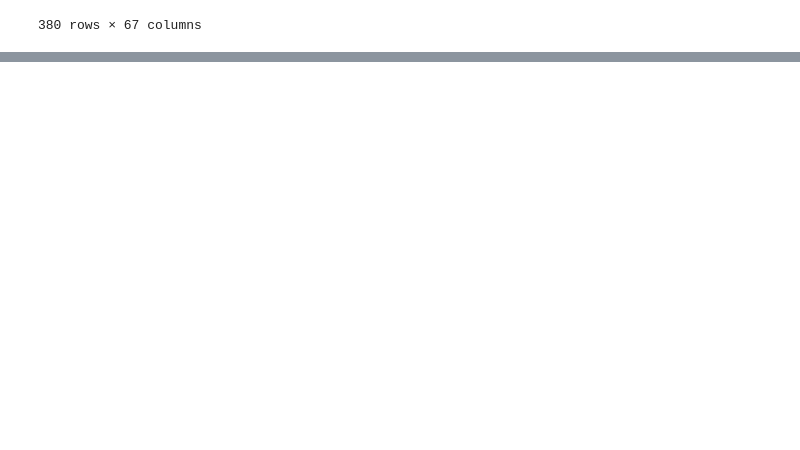
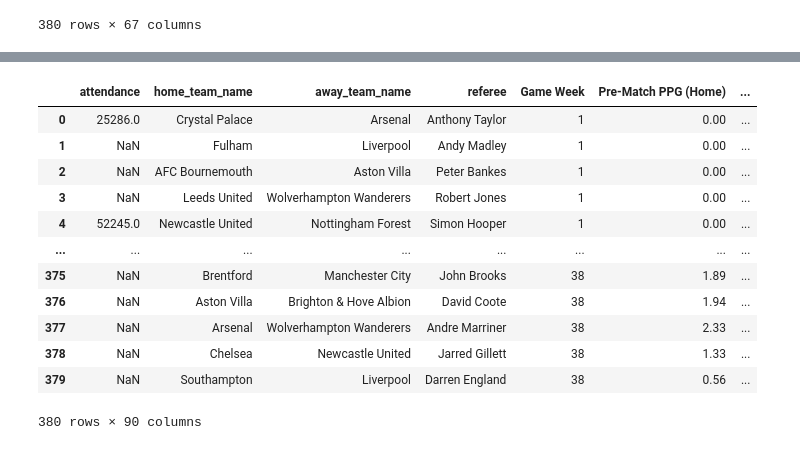
Before and after one commit to lukaszlewickii/football_games_predictor, a Jupyter notebook: data_preparation.ipynb, the cells around one changed output, grey strips where cells are left out. Drawn from its saved outputs; the diff is of its cells as text; code cells hidden in the pictures; blank space fills up the shorter version.

```diff
--- a/data_preparation.ipynb
+++ b/data_preparation.ipynb
@@ -246,0 +304,4 @@ process_season
+# %%
+data['avg_goals_this_season'] = data.groupby('season')['total_goal_count'].transform('mean')
+data['avg_home_goals_this_season'] = data.groupby('season')['home_team_goal_count'].transform('mean')
+data['avg_away_goals_this_season'] = data.groupby('season')['away_team_goal_count'].transform('mean')
@@ -246,0 +323,3 @@ process_season
+# %%
+data['home_clean_sheets'] = (data['away_team_goal_count'] == 0).astype(int).cumsum()
+data['away_clean_sheets'] = (data['home_team_goal_count'] == 0).astype(int).cumsum()
@@ -246,0 +341,30 @@ process_season
+# %%
+data['home_goal_difference'] = (data['home_team_goal_count'] - data['away_team_goal_count']).cumsum()
+data['away_goal_difference'] = (data['away_team_goal_count'] - data['home_team_goal_count']).cumsum()
+# %%
+data['home_win'] = (data['home_team_goal_count'] > data['away_team_goal_count']).astype(int)
+data['home_draw'] = (data['home_team_goal_count'] == data['away_team_goal_count']).astype(int)
+data['home_loss'] = (data['home_team_goal_count'] < data['away_team_goal_count']).astype(int)
+
+data['away_win'] = (data['away_team_goal_count'] > data['home_team_goal_count']).astype(int)
+data['away_draw'] = (data['home_team_goal_count'] == data['away_team_goal_count']).astype(int)
+data['away_loss'] = (data['away_team_goal_count'] < data['home_team_goal_count']).astype(int)
+
+data['home_points'] = data['home_win']*3 + data['home_draw']*1
+data['away_points'] = data['away_win']*3 + data['away_draw']*1
+# %%
+data
+# %% [output]
+|  | attendance | home_team_name | away_team_name | referee | Game Week | Pre-Match PPG (Home) | ... |
+| 0 | 25286.0 | Crystal Palace | Arsenal | Anthony Taylor | 1 | 0.00 | ... |
+| 1 | NaN | Fulham | Liverpool | Andy Madley | 1 | 0.00 | ... |
+| 2 | NaN | AFC Bournemouth | Aston Villa | Peter Bankes | 1 | 0.00 | ... |
+| 3 | NaN | Leeds United | Wolverhampton Wanderers | Robert Jones | 1 | 0.00 | ... |
+| 4 | 52245.0 | Newcastle United | Nottingham Forest | Simon Hooper | 1 | 0.00 | ... |
+| ... | ... | ... | ... | ... | ... | ... | ... |
+| 375 | NaN | Brentford | Manchester City | John Brooks | 38 | 1.89 | ... |
+| 376 | NaN | Aston Villa | Brighton & Hove Albion | David Coote | 38 | 1.94 | ... |
+| 377 | NaN | Arsenal | Wolverhampton Wanderers | Andre Marriner | 38 | 2.33 | ... |
+| 378 | NaN | Chelsea | Newcastle United | Jarred Gillett | 38 | 1.33 | ... |
+| 379 | NaN | Southampton | Liverpool | Darren England | 38 | 0.56 | ... |
+380 rows × 90 columns
```
Also changed, not shown: parts of 33 cells of this notebook.
